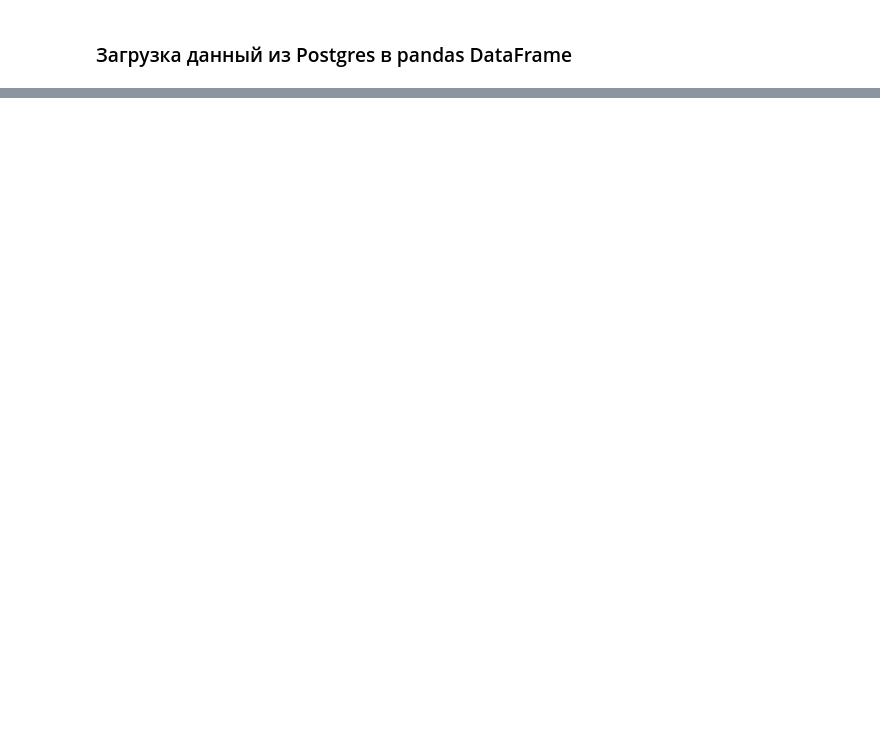
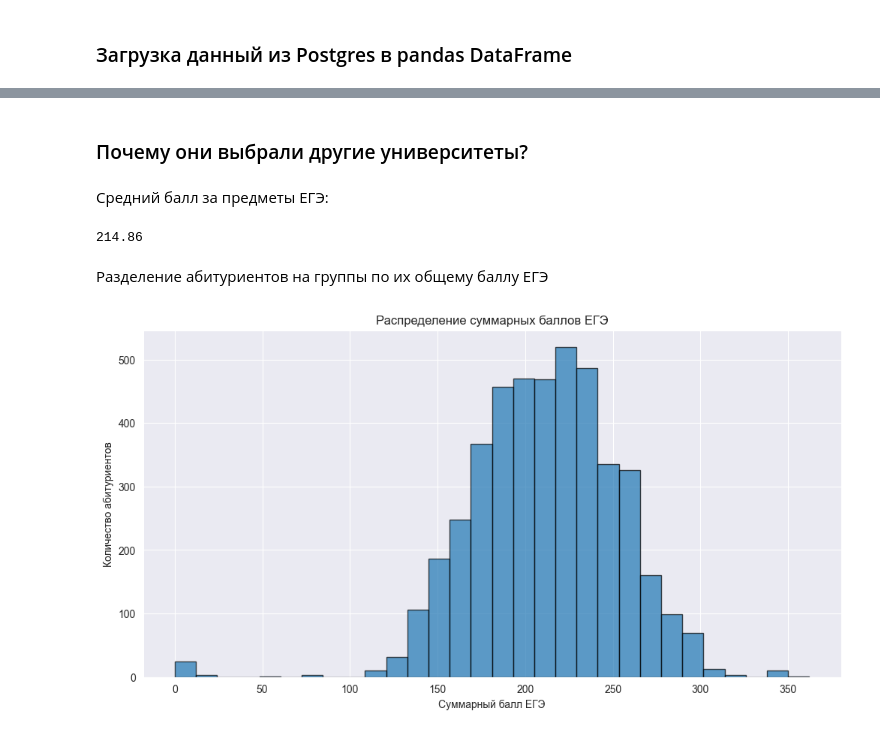
Before and after one commit to Andr171p/admission-analytics, a Jupyter notebook: not_admitted_applicants_analysis.ipynb, the cells around one changed output, grey strips where cells are left out. Saved outputs shown, nothing was run; the diff lists cells and outputs as text; code cells hidden in the pictures; blank space fills up the shorter version.

```diff
--- a/not_admitted_applicants_analysis.ipynb
+++ b/not_admitted_applicants_analysis.ipynb
@@ -255,0 +106,20 @@ filtered_directions_df
+# %% [markdown]
+### Почему они выбрали другие университеты?
+# %% [markdown]
+Средний балл за предметы ЕГЭ:
+# %%
+round(float((applicants_df["total_points"] + applicants_df["additional_points"]).mean()), 2)
+# %% [output]
+214.86
+# %% [markdown]
+Разделение абитуриентов на группы по их общему баллу ЕГЭ
+# %%
+plt.figure(figsize=(12, 6))
+plt.hist(applicants_df["total_points"].dropna(), bins=30, edgecolor="black", alpha=0.7)
+plt.xlabel("Суммарный балл ЕГЭ")
+plt.ylabel("Количество абитуриентов")
+plt.title("Распределение суммарных баллов ЕГЭ")
+plt.grid(True)
+plt.show()
+# %% [output]
+[figure, added]
```
Also changed, not shown: parts of 46 cells of this notebook.
